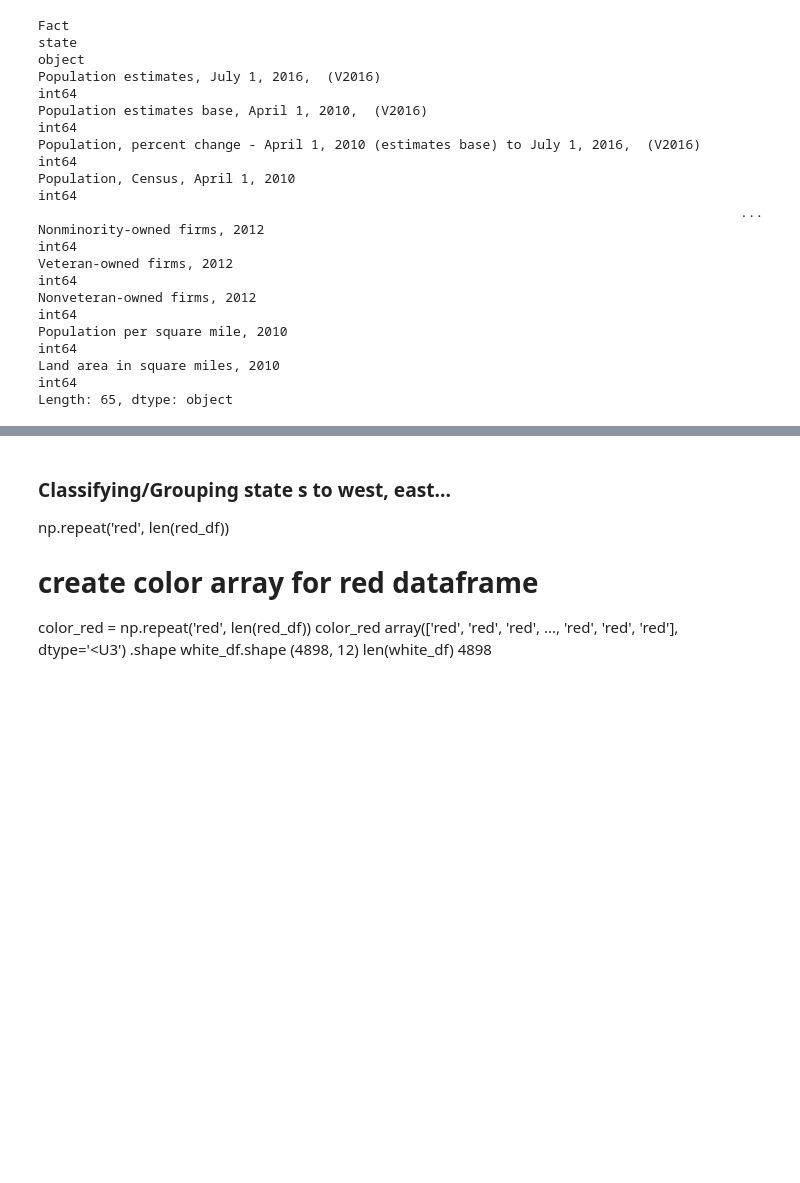
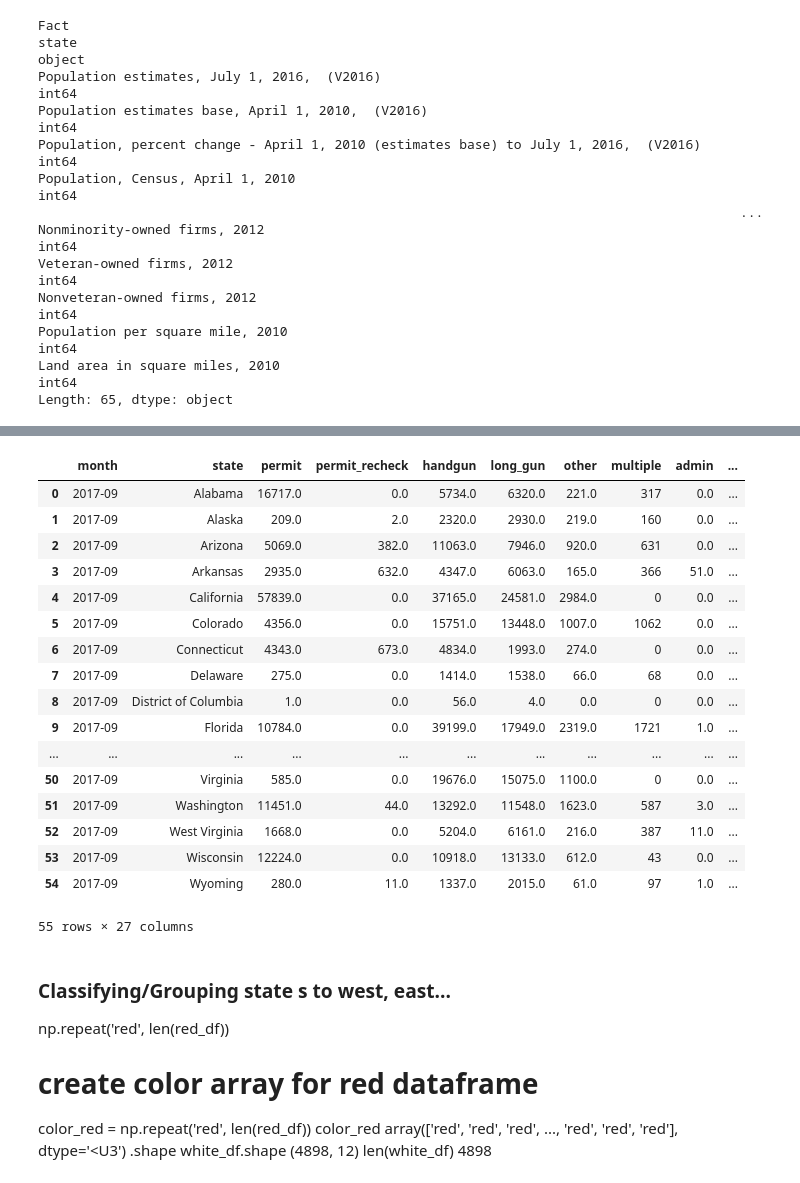
Before and after one commit to Rvd001/ALX, a Jupyter notebook: data-analysis-project-1.ipynb, the cells around one changed output, grey strips where cells are left out. Saved outputs shown, nothing was run; the diff lists cells and outputs as text; code cells hidden in the pictures; blank space fills up the shorter version.

Commit message:
Kaggle Notebook | Data Analysis Project 1 | Version 7

```diff
--- a/data-analysis-project-1.ipynb
+++ b/data-analysis-project-1.ipynb
@@ -1084,3 +1155,24 @@ memory usage: 25.5+ KB
+# %%
+gun_data.query('month == "2017-09"')
+# %% [output]
+|  | month | state | permit | permit_recheck | handgun | long_gun | other | multiple | admin | ... |
+| 0 | 2017-09 | Alabama | 16717.0 | 0.0 | 5734.0 | 6320.0 | 221.0 | 317 | 0.0 | ... |
+| 1 | 2017-09 | Alaska | 209.0 | 2.0 | 2320.0 | 2930.0 | 219.0 | 160 | 0.0 | ... |
+| 2 | 2017-09 | Arizona | 5069.0 | 382.0 | 11063.0 | 7946.0 | 920.0 | 631 | 0.0 | ... |
+| 3 | 2017-09 | Arkansas | 2935.0 | 632.0 | 4347.0 | 6063.0 | 165.0 | 366 | 51.0 | ... |
+| 4 | 2017-09 | California | 57839.0 | 0.0 | 37165.0 | 24581.0 | 2984.0 | 0 | 0.0 | ... |
+| 5 | 2017-09 | Colorado | 4356.0 | 0.0 | 15751.0 | 13448.0 | 1007.0 | 1062 | 0.0 | ... |
+| 6 | 2017-09 | Connecticut | 4343.0 | 673.0 | 4834.0 | 1993.0 | 274.0 | 0 | 0.0 | ... |
+| 7 | 2017-09 | Delaware | 275.0 | 0.0 | 1414.0 | 1538.0 | 66.0 | 68 | 0.0 | ... |
+| 8 | 2017-09 | District of Columbia | 1.0 | 0.0 | 56.0 | 4.0 | 0.0 | 0 | 0.0 | ... |
+| 9 | 2017-09 | Florida | 10784.0 | 0.0 | 39199.0 | 17949.0 | 2319.0 | 1721 | 1.0 | ... |
+| ... | ... | ... | ... | ... | ... | ... | ... | ... | ... | ... |
+| 50 | 2017-09 | Virginia | 585.0 | 0.0 | 19676.0 | 15075.0 | 1100.0 | 0 | 0.0 | ... |
+| 51 | 2017-09 | Washington | 11451.0 | 44.0 | 13292.0 | 11548.0 | 1623.0 | 587 | 3.0 | ... |
+| 52 | 2017-09 | West Virginia | 1668.0 | 0.0 | 5204.0 | 6161.0 | 216.0 | 387 | 11.0 | ... |
+| 53 | 2017-09 | Wisconsin | 12224.0 | 0.0 | 10918.0 | 13133.0 | 612.0 | 43 | 0.0 | ... |
+| 54 | 2017-09 | Wyoming | 280.0 | 11.0 | 1337.0 | 2015.0 | 61.0 | 97 | 1.0 | ... |
+55 rows × 27 columns
 # %% [markdown]
 ### Classifying/Grouping state s to west, east...
 
```
Also changed, not shown: parts of 7 cells of this notebook.
